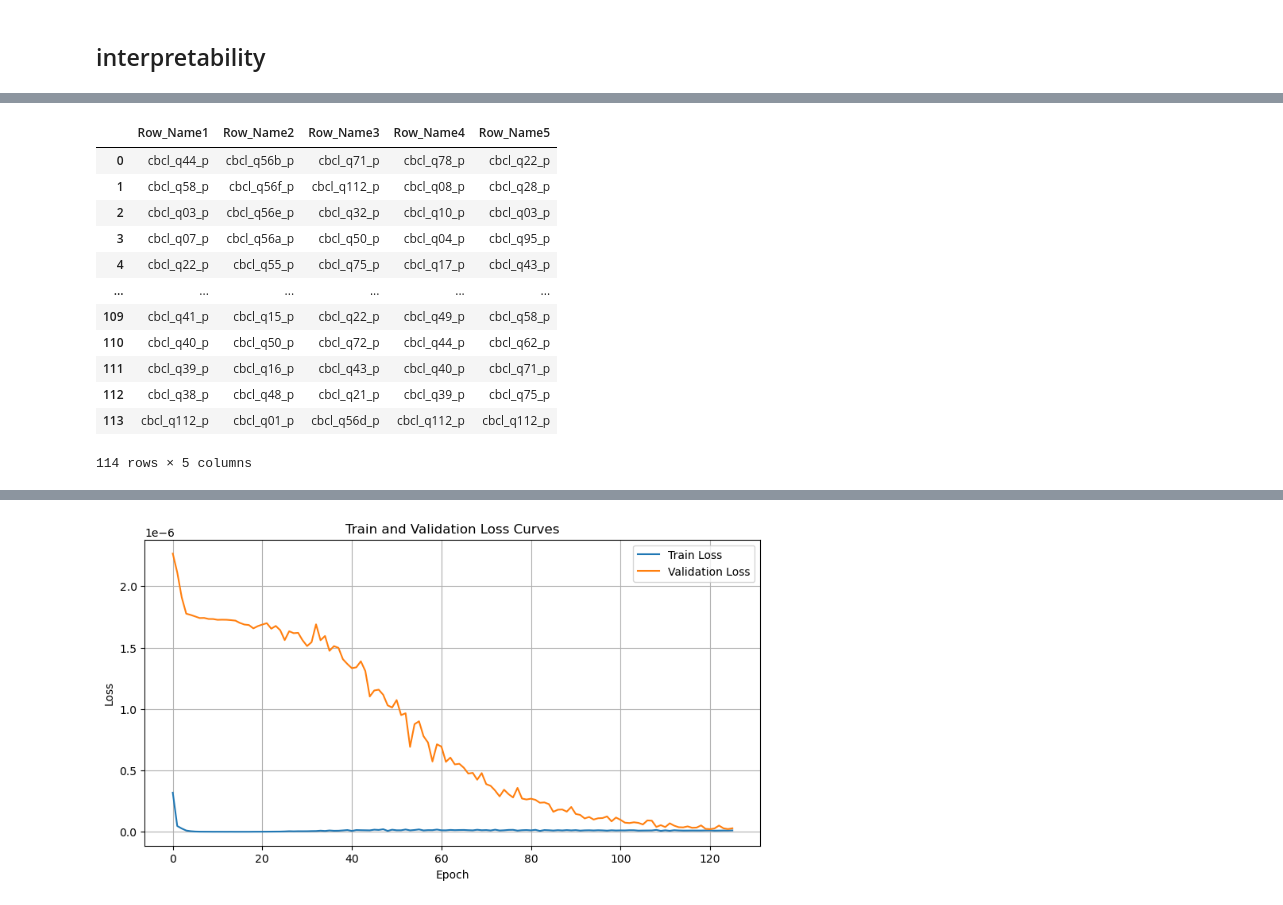
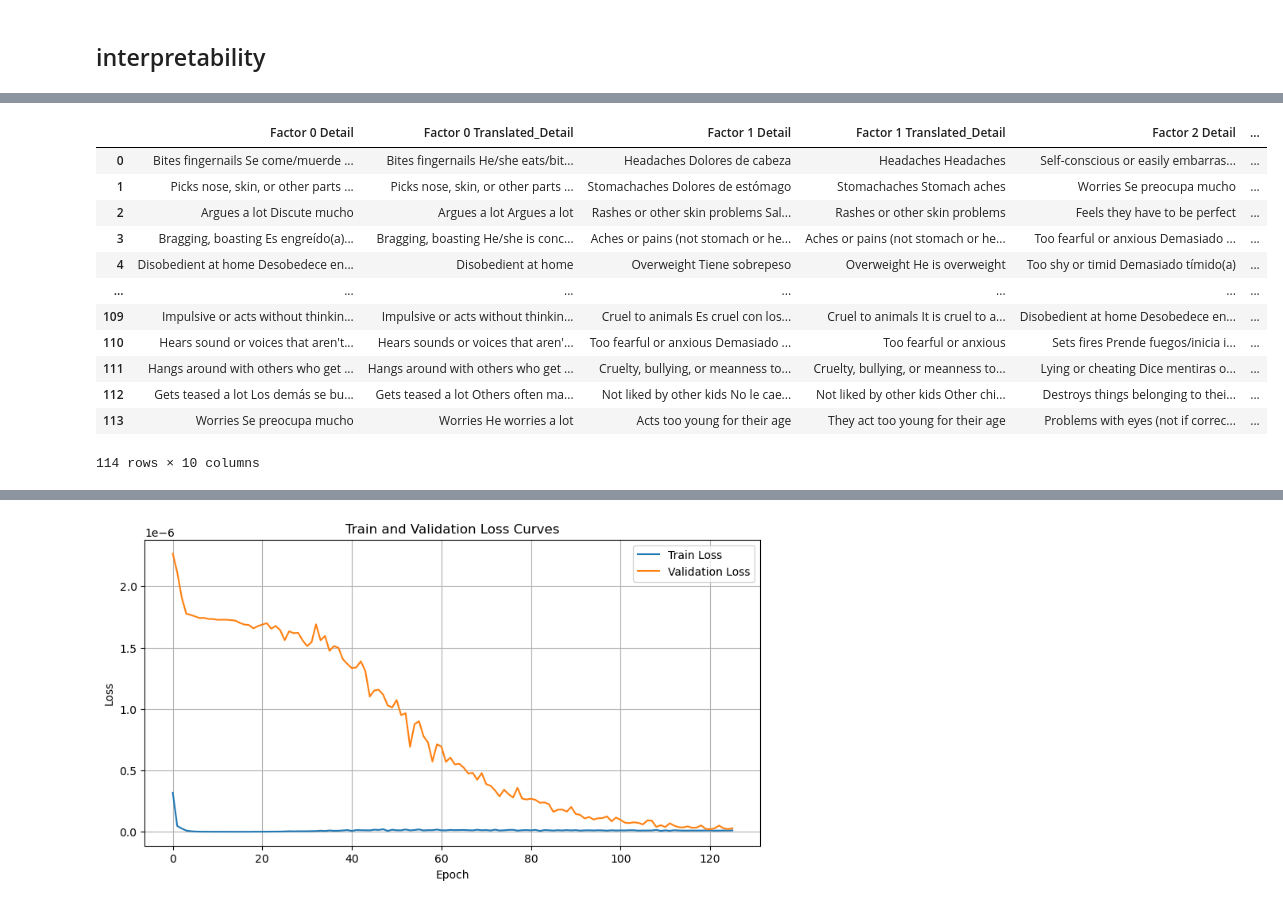
Before and after one commit to ReveRoyl/ABCD_tabular_data_analysis, a Jupyter notebook: trail_tsne_RF/factor analysis/Autoencoder/Autoencoder.ipynb, the cells around one changed output, grey strips where cells are left out. Saved outputs shown, nothing was run; the diff lists cells and outputs as text; code cells hidden in the pictures.

```diff
--- a/trail_tsne_RF/factor analysis/Autoencoder/Autoencoder.ipynb
+++ b/trail_tsne_RF/factor analysis/Autoencoder/Autoencoder.ipynb
@@ -771,4 +416,6 @@ label.index = qns.iloc[:,2:].columns
 # %%
+label = pd.read_csv(r'G:\ABCD\script\trail\trail_tsne_RF\factor analysis\output\NA\NMF_H.csv').iloc[:,1:]
+label.index = qns.iloc[:,2:].columns
 df_NMF = pd.DataFrame()
 for i in range(5):
     df0 = label['V{0}'.format(i+1)].reindex(
@@ -776,4 +423,4 @@ for i in range(5):
     ).to_frame(name='V{0}'.format(i+1))
     df0 = df0.reset_index().rename(columns={'index': 'Row_Name{0}'.format(i+1)})
     df_NMF = pd.concat([df_NMF, df0], axis=1)
-df_NMF
+df_NMF_even_columns = df_NMF.iloc[:, ::2]  # 选择所有行和每隔两列的列
@@ -794,19 +427,18 @@ df_NMF
-# %%
-df_NMF_even_columns = df_NMF.iloc[:, ::2]  # 选择所有行和每隔两列的列
-df_NMF_even_columns
-# %% [output]
-|  | Row_Name1 | Row_Name2 | Row_Name3 | Row_Name4 | Row_Name5 |
-| 0 | cbcl_q44_p | cbcl_q56b_p | cbcl_q71_p | cbcl_q78_p | cbcl_q22_p |
-| 1 | cbcl_q58_p | cbcl_q56f_p | cbcl_q112_p | cbcl_q08_p | cbcl_q28_p |
-| 2 | cbcl_q03_p | cbcl_q56e_p | cbcl_q32_p | cbcl_q10_p | cbcl_q03_p |
-| 3 | cbcl_q07_p | cbcl_q56a_p | cbcl_q50_p | cbcl_q04_p | cbcl_q95_p |
-| 4 | cbcl_q22_p | cbcl_q55_p | cbcl_q75_p | cbcl_q17_p | cbcl_q43_p |
-| ... | ... | ... | ... | ... | ... |
-| 109 | cbcl_q41_p | cbcl_q15_p | cbcl_q22_p | cbcl_q49_p | cbcl_q58_p |
-| 110 | cbcl_q40_p | cbcl_q50_p | cbcl_q72_p | cbcl_q44_p | cbcl_q62_p |
-| 111 | cbcl_q39_p | cbcl_q16_p | cbcl_q43_p | cbcl_q40_p | cbcl_q71_p |
-| 112 | cbcl_q38_p | cbcl_q48_p | cbcl_q21_p | cbcl_q39_p | cbcl_q75_p |
-| 113 | cbcl_q112_p | cbcl_q01_p | cbcl_q56d_p | cbcl_q112_p | cbcl_q112_p |
-114 rows × 5 columns
 # %%
-details = translate_text(df_NMF_even_columns, 5)
+details = translate_text(df_NMF_even_columns, 5,'en')
+details.to_csv('output/details_NMF.csv',index=False)
+details
+# %% [output]
+|  | Factor 0 Detail | Factor 0 Translated_Detail | Factor 1 Detail | Factor 1 Translated_Detail | Factor 2 Detail | ... |
+| 0 | Bites fingernails Se come/muerde ... | Bites fingernails He/she eats/bit... | Headaches Dolores de cabeza | Headaches Headaches | Self-conscious or easily embarras... | ... |
+| 1 | Picks nose, skin, or other parts ... | Picks nose, skin, or other parts ... | Stomachaches Dolores de estómago | Stomachaches Stomach aches | Worries Se preocupa mucho | ... |
+| 2 | Argues a lot Discute mucho | Argues a lot Argues a lot | Rashes or other skin problems Sal... | Rashes or other skin problems | Feels they have to be perfect | ... |
+| 3 | Bragging, boasting Es engreído(a)... | Bragging, boasting He/she is conc... | Aches or pains (not stomach or he... | Aches or pains (not stomach or he... | Too fearful or anxious Demasiado ... | ... |
+| 4 | Disobedient at home Desobedece en... | Disobedient at home | Overweight Tiene sobrepeso | Overweight He is overweight | Too shy or timid Demasiado tímido(a) | ... |
+| ... | ... | ... | ... | ... | ... | ... |
+| 109 | Impulsive or acts without thinkin... | Impulsive or acts without thinkin... | Cruel to animals Es cruel con los... | Cruel to animals It is cruel to a... | Disobedient at home Desobedece en... | ... |
+| 110 | Hears sound or voices that aren't... | Hears sounds or voices that aren'... | Too fearful or anxious Demasiado ... | Too fearful or anxious | Sets fires Prende fuegos/inicia i... | ... |
+| 111 | Hangs around with others who get ... | Hangs around with others who get ... | Cruelty, bullying, or meanness to... | Cruelty, bullying, or meanness to... | Lying or cheating Dice mentiras o... | ... |
+| 112 | Gets teased a lot Los demás se bu... | Gets teased a lot Others often ma... | Not liked by other kids No le cae... | Not liked by other kids Other chi... | Destroys things belonging to thei... | ... |
+| 113 | Worries Se preocupa mucho | Worries He worries a lot | Acts too young for their age | They act too young for their age | Problems with eyes (not if correc... | ... |
+114 rows × 10 columns
```
Also changed, not shown: parts of 50 cells of this notebook, 2 other files.
